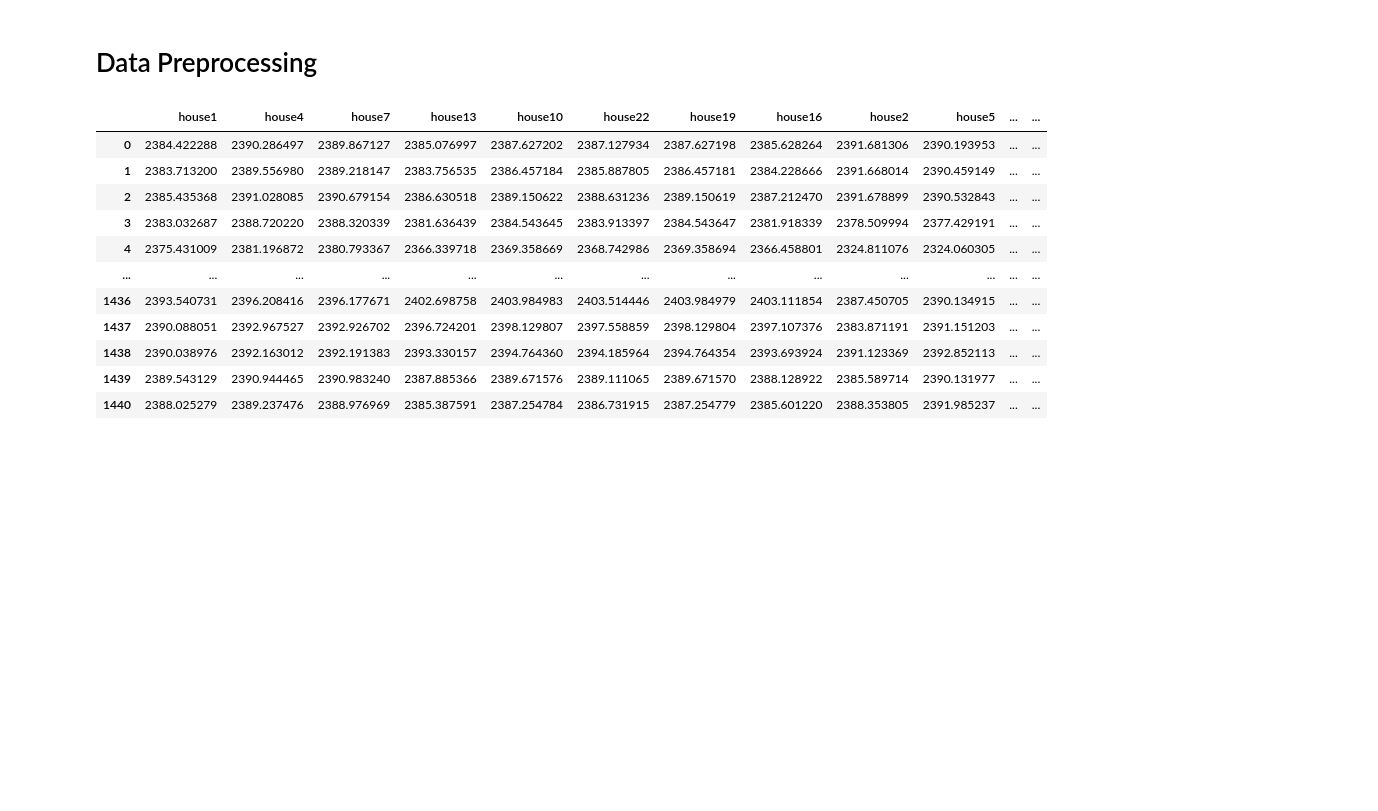
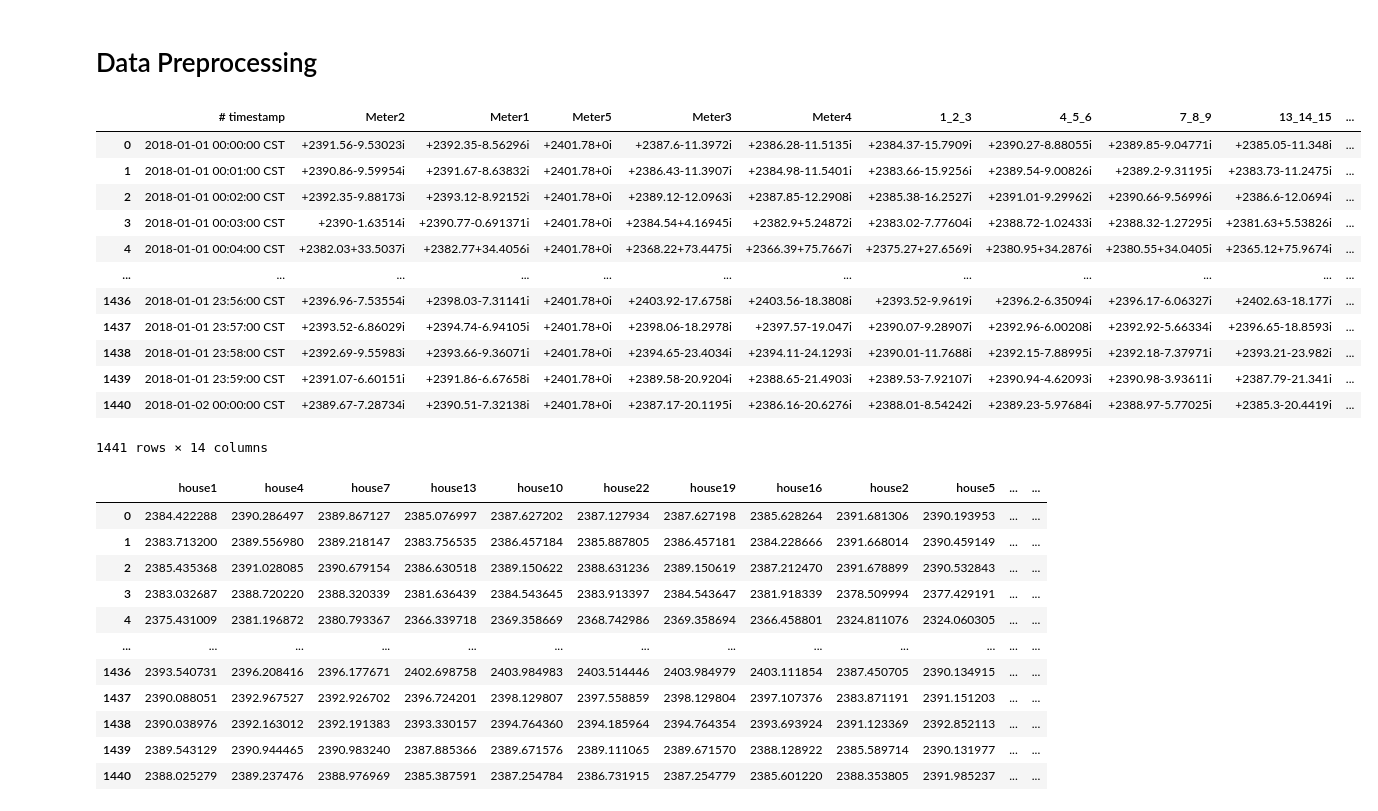
Before and after one commit to pragnaS/grid-edge, a Jupyter notebook: models/linear/Linear_Model_multi_node_training.ipynb, the cells around one changed output. Cells and saved outputs as stored; diff of their text form; code cells hidden in the pictures; blank space fills up the shorter version.

```diff
--- a/models/linear/Linear_Model_multi_node_training.ipynb
+++ b/models/linear/Linear_Model_multi_node_training.ipynb
@@ -9,6 +9,22 @@ import os
 dpmu_phaseA = pd.read_csv(r'C:\Users\pragn\Desktop\grid-edge\data\all_data\target-data\scale15_targets\multi_voltageA.csv')
 dpmu_phaseB = pd.read_csv(r'C:\Users\pragn\Desktop\grid-edge\data\all_data\target-data\scale15_targets\multi_voltageB.csv')
 dpmu_phaseC = pd.read_csv(r'C:\Users\pragn\Desktop\grid-edge\data\all_data\target-data\scale15_targets\multi_voltageC.csv')
+# %%
+dpmu_phaseA
+# %% [output]
+|  | # timestamp | Meter2 | Meter1 | Meter5 | Meter3 | Meter4 | 1_2_3 | 4_5_6 | 7_8_9 | 13_14_15 | ... |
+| 0 | 2018-01-01 00:00:00 CST | +2391.56-9.53023i | +2392.35-8.56296i | +2401.78+0i | +2387.6-11.3972i | +2386.28-11.5135i | +2384.37-15.7909i | +2390.27-8.88055i | +2389.85-9.04771i | +2385.05-11.348i | ... |
+| 1 | 2018-01-01 00:01:00 CST | +2390.86-9.59954i | +2391.67-8.63832i | +2401.78+0i | +2386.43-11.3907i | +2384.98-11.5401i | +2383.66-15.9256i | +2389.54-9.00826i | +2389.2-9.31195i | +2383.73-11.2475i | ... |
+| 2 | 2018-01-01 00:02:00 CST | +2392.35-9.88173i | +2393.12-8.92152i | +2401.78+0i | +2389.12-12.0963i | +2387.85-12.2908i | +2385.38-16.2527i | +2391.01-9.29962i | +2390.66-9.56996i | +2386.6-12.0694i | ... |
+| 3 | 2018-01-01 00:03:00 CST | +2390-1.63514i | +2390.77-0.691371i | +2401.78+0i | +2384.54+4.16945i | +2382.9+5.24872i | +2383.02-7.77604i | +2388.72-1.02433i | +2388.32-1.27295i | +2381.63+5.53826i | ... |
+| 4 | 2018-01-01 00:04:00 CST | +2382.03+33.5037i | +2382.77+34.4056i | +2401.78+0i | +2368.22+73.4475i | +2366.39+75.7667i | +2375.27+27.6569i | +2380.95+34.2876i | +2380.55+34.0405i | +2365.12+75.9674i | ... |
+| ... | ... | ... | ... | ... | ... | ... | ... | ... | ... | ... | ... |
+| 1436 | 2018-01-01 23:56:00 CST | +2396.96-7.53554i | +2398.03-7.31141i | +2401.78+0i | +2403.92-17.6758i | +2403.56-18.3808i | +2393.52-9.9619i | +2396.2-6.35094i | +2396.17-6.06327i | +2402.63-18.177i | ... |
+| 1437 | 2018-01-01 23:57:00 CST | +2393.52-6.86029i | +2394.74-6.94105i | +2401.78+0i | +2398.06-18.2978i | +2397.57-19.047i | +2390.07-9.28907i | +2392.96-6.00208i | +2392.92-5.66334i | +2396.65-18.8593i | ... |
+| 1438 | 2018-01-01 23:58:00 CST | +2392.69-9.55983i | +2393.66-9.36071i | +2401.78+0i | +2394.65-23.4034i | +2394.11-24.1293i | +2390.01-11.7688i | +2392.15-7.88995i | +2392.18-7.37971i | +2393.21-23.982i | ... |
+| 1439 | 2018-01-01 23:59:00 CST | +2391.07-6.60151i | +2391.86-6.67658i | +2401.78+0i | +2389.58-20.9204i | +2388.65-21.4903i | +2389.53-7.92107i | +2390.94-4.62093i | +2390.98-3.93611i | +2387.79-21.341i | ... |
+| 1440 | 2018-01-02 00:00:00 CST | +2389.67-7.28734i | +2390.51-7.32138i | +2401.78+0i | +2387.17-20.1195i | +2386.16-20.6276i | +2388.01-8.54242i | +2389.23-5.97684i | +2388.97-5.77025i | +2385.3-20.4419i | ... |
+1441 rows × 14 columns
 # %%
 # dropping meter data
 dpmu_phaseA = dpmu_phaseA.drop(['Meter1', 'Meter2', 'Meter3', 'Meter4', 'Meter5', '# timestamp'], axis=1)
```
Also changed, not shown: parts of 9 cells of this notebook.
